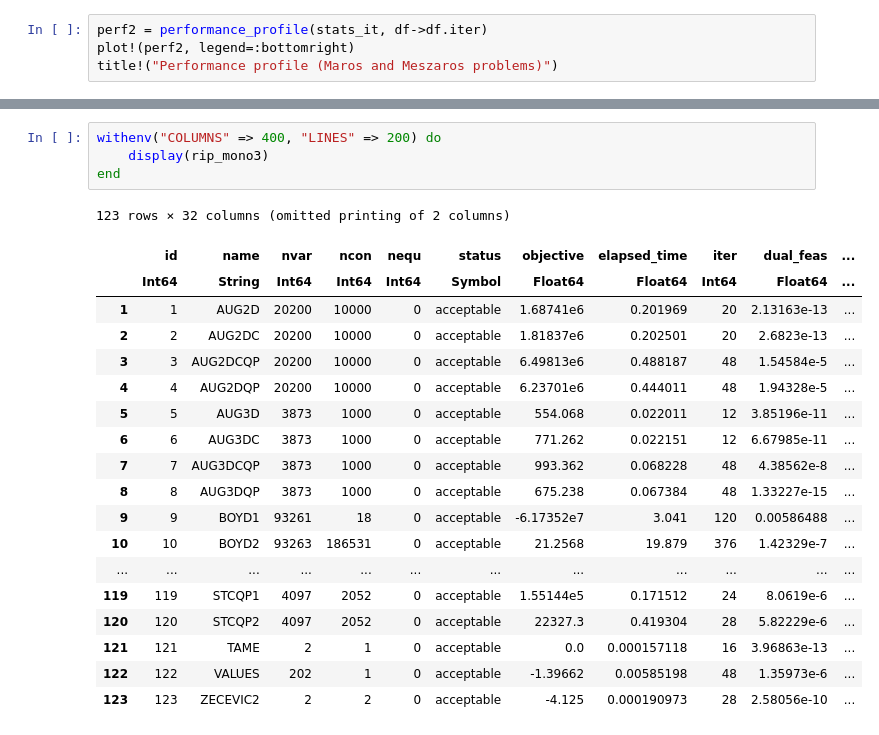
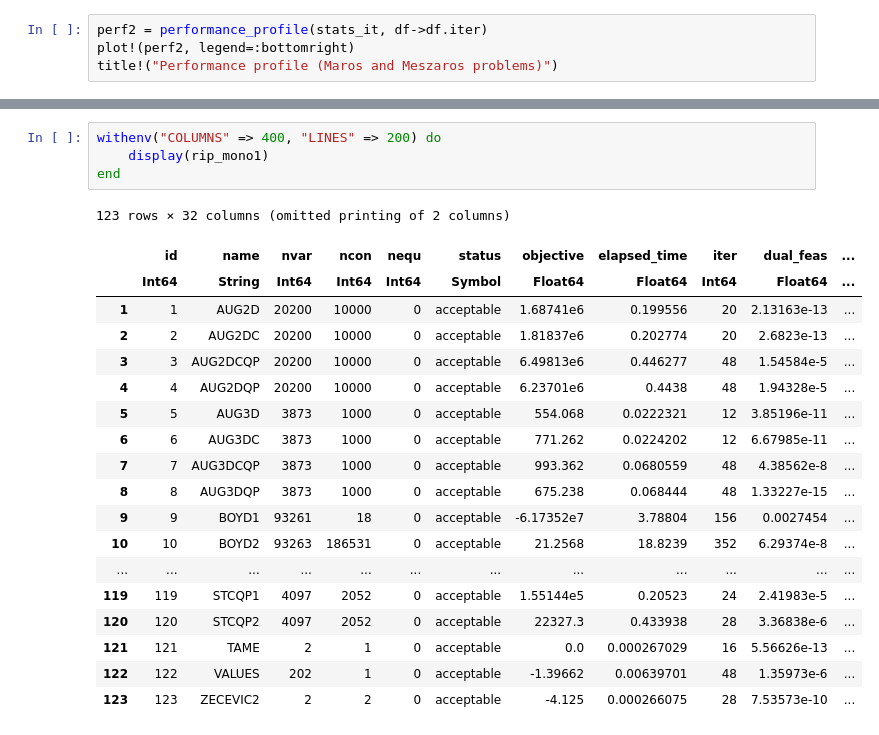
Before and after one commit to geoffroyleconte/StageOptim, a Jupyter notebook: amdahl_benchmarks/amdahl_QP2.ipynb, the cells around one changed output, grey strips where cells are left out. Saved outputs shown, nothing was run; the diff lists cells and outputs as text.

```diff
--- a/amdahl_benchmarks/amdahl_QP2.ipynb
+++ b/amdahl_benchmarks/amdahl_QP2.ipynb
@@ -159,24 +154,24 @@ title!("Performance profile (Maros and Meszaros problems)")
 # %%
 withenv("COLUMNS" => 400, "LINES" => 200) do
-    display(rip_mono3)
+    display(rip_mono1)
 end
 # %% [output]
 123 rows × 32 columns (omitted printing of 2 columns)
 |  | id | name | nvar | ncon | nequ | status | objective | elapsed_time | iter | dual_feas | ... |
 |  | Int64 | String | Int64 | Int64 | Int64 | Symbol | Float64 | Float64 | Int64 | Float64 | ... |
-| 1 | 1 | AUG2D | 20200 | 10000 | 0 | acceptable | 1.68741e6 | 0.201969 | 20 | 2.13163e-13 | ... |
-| 2 | 2 | AUG2DC | 20200 | 10000 | 0 | acceptable | 1.81837e6 | 0.202501 | 20 | 2.6823e-13 | ... |
-| 3 | 3 | AUG2DCQP | 20200 | 10000 | 0 | acceptable | 6.49813e6 | 0.488187 | 48 | 1.54584e-5 | ... |
-| 4 | 4 | AUG2DQP | 20200 | 10000 | 0 | acceptable | 6.23701e6 | 0.444011 | 48 | 1.94328e-5 | ... |
-| 5 | 5 | AUG3D | 3873 | 1000 | 0 | acceptable | 554.068 | 0.022011 | 12 | 3.85196e-11 | ... |
-| 6 | 6 | AUG3DC | 3873 | 1000 | 0 | acceptable | 771.262 | 0.022151 | 12 | 6.67985e-11 | ... |
-| 7 | 7 | AUG3DCQP | 3873 | 1000 | 0 | acceptable | 993.362 | 0.068228 | 48 | 4.38562e-8 | ... |
-| 8 | 8 | AUG3DQP | 3873 | 1000 | 0 | acceptable | 675.238 | 0.067384 | 48 | 1.33227e-15 | ... |
-| 9 | 9 | BOYD1 | 93261 | 18 | 0 | acceptable | -6.17352e7 | 3.041 | 120 | 0.00586488 | ... |
-| 10 | 10 | BOYD2 | 93263 | 186531 | 0 | acceptable | 21.2568 | 19.879 | 376 | 1.42329e-7 | ... |
+| 1 | 1 | AUG2D | 20200 | 10000 | 0 | acceptable | 1.68741e6 | 0.199556 | 20 | 2.13163e-13 | ... |
+| 2 | 2 | AUG2DC | 20200 | 10000 | 0 | acceptable | 1.81837e6 | 0.202774 | 20 | 2.6823e-13 | ... |
+| 3 | 3 | AUG2DCQP | 20200 | 10000 | 0 | acceptable | 6.49813e6 | 0.446277 | 48 | 1.54584e-5 | ... |
+| 4 | 4 | AUG2DQP | 20200 | 10000 | 0 | acceptable | 6.23701e6 | 0.4438 | 48 | 1.94328e-5 | ... |
+| 5 | 5 | AUG3D | 3873 | 1000 | 0 | acceptable | 554.068 | 0.0222321 | 12 | 3.85196e-11 | ... |
+| 6 | 6 | AUG3DC | 3873 | 1000 | 0 | acceptable | 771.262 | 0.0224202 | 12 | 6.67985e-11 | ... |
+| 7 | 7 | AUG3DCQP | 3873 | 1000 | 0 | acceptable | 993.362 | 0.0680559 | 48 | 4.38562e-8 | ... |
+| 8 | 8 | AUG3DQP | 3873 | 1000 | 0 | acceptable | 675.238 | 0.068444 | 48 | 1.33227e-15 | ... |
+| 9 | 9 | BOYD1 | 93261 | 18 | 0 | acceptable | -6.17352e7 | 3.78804 | 156 | 0.0027454 | ... |
+| 10 | 10 | BOYD2 | 93263 | 186531 | 0 | acceptable | 21.2568 | 18.8239 | 352 | 6.29374e-8 | ... |
 | ... | ... | ... | ... | ... | ... | ... | ... | ... | ... | ... | ... |
-| 119 | 119 | STCQP1 | 4097 | 2052 | 0 | acceptable | 1.55144e5 | 0.171512 | 24 | 8.0619e-6 | ... |
-| 120 | 120 | STCQP2 | 4097 | 2052 | 0 | acceptable | 22327.3 | 0.419304 | 28 | 5.82229e-6 | ... |
-| 121 | 121 | TAME | 2 | 1 | 0 | acceptable | 0.0 | 0.000157118 | 16 | 3.96863e-13 | ... |
-| 122 | 122 | VALUES | 202 | 1 | 0 | acceptable | -1.39662 | 0.00585198 | 48 | 1.35973e-6 | ... |
-| 123 | 123 | ZECEVIC2 | 2 | 2 | 0 | acceptable | -4.125 | 0.000190973 | 28 | 2.58056e-10 | ... |
+| 119 | 119 | STCQP1 | 4097 | 2052 | 0 | acceptable | 1.55144e5 | 0.20523 | 24 | 2.41983e-5 | ... |
+| 120 | 120 | STCQP2 | 4097 | 2052 | 0 | acceptable | 22327.3 | 0.433938 | 28 | 3.36838e-6 | ... |
+| 121 | 121 | TAME | 2 | 1 | 0 | acceptable | 0.0 | 0.000267029 | 16 | 5.56626e-13 | ... |
+| 122 | 122 | VALUES | 202 | 1 | 0 | acceptable | -1.39662 | 0.00639701 | 48 | 1.35973e-6 | ... |
+| 123 | 123 | ZECEVIC2 | 2 | 2 | 0 | acceptable | -4.125 | 0.000266075 | 28 | 7.53573e-10 | ... |
```
Also changed, not shown: parts of 4 cells of this notebook, 3 other files.
